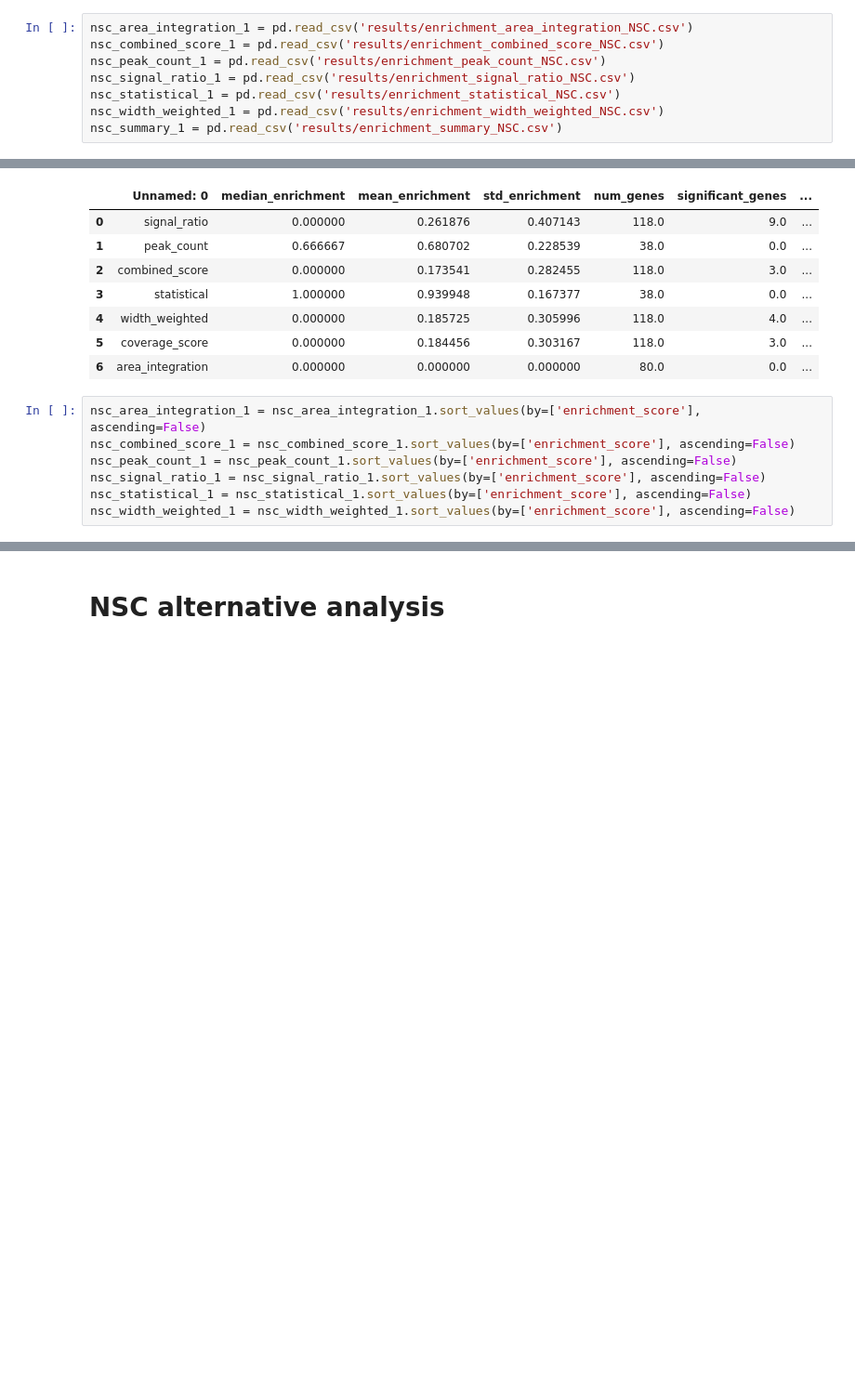
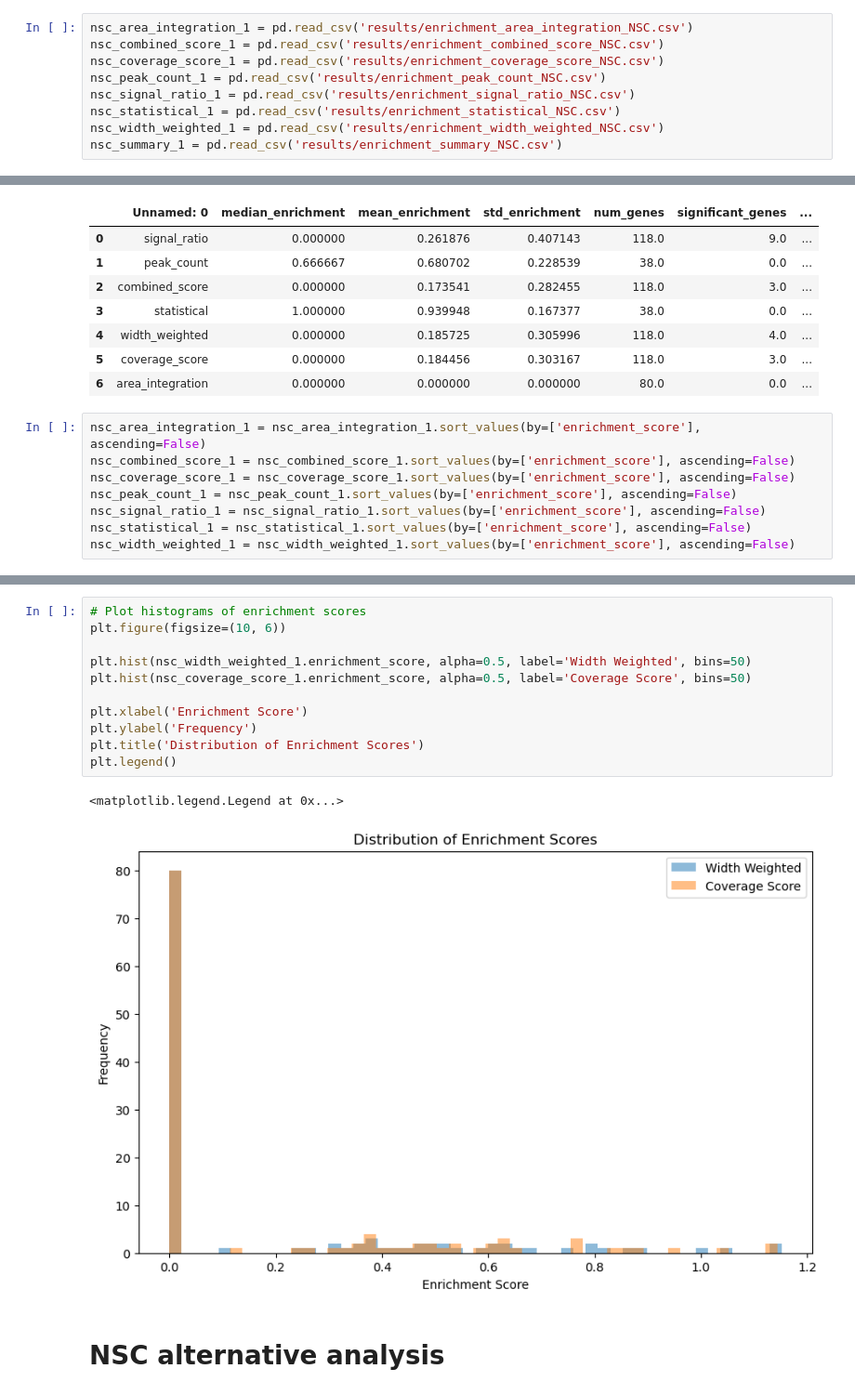
Before and after one commit to michal7kw/SRF_MeCP2_CUTandTAG, a Jupyter notebook: iterative_alternative/Genes_list.ipynb, the cells around one changed output, grey strips where cells are left out. Shown at 93% size. Drawn from its saved outputs; the diff is of its cells as text; blank space fills up the shorter version.

```diff
--- a/iterative_alternative/Genes_list.ipynb
+++ b/iterative_alternative/Genes_list.ipynb
@@ -83,6 +83,7 @@ os.chdir(wd_dir)
 # %%
 nsc_area_integration_1 = pd.read_csv('results/enrichment_area_integration_NSC.csv')
 nsc_combined_score_1 = pd.read_csv('results/enrichment_combined_score_NSC.csv')
+nsc_coverage_score_1 = pd.read_csv('results/enrichment_coverage_score_NSC.csv')
 nsc_peak_count_1 = pd.read_csv('results/enrichment_peak_count_NSC.csv')
 nsc_signal_ratio_1 = pd.read_csv('results/enrichment_signal_ratio_NSC.csv')
 nsc_statistical_1 = pd.read_csv('results/enrichment_statistical_NSC.csv')
@@ -102,6 +103,7 @@ nsc_summary_1
 # %%
 nsc_area_integration_1 = nsc_area_integration_1.sort_values(by=['enrichment_score'], ascending=False)
 nsc_combined_score_1 = nsc_combined_score_1.sort_values(by=['enrichment_score'], ascending=False)
+nsc_coverage_score_1 = nsc_coverage_score_1.sort_values(by=['enrichment_score'], ascending=False)
 nsc_peak_count_1 = nsc_peak_count_1.sort_values(by=['enrichment_score'], ascending=False)
 nsc_signal_ratio_1 = nsc_signal_ratio_1.sort_values(by=['enrichment_score'], ascending=False)
 nsc_statistical_1 = nsc_statistical_1.sort_values(by=['enrichment_score'], ascending=False)
@@ -122,3 +134,17 @@ plt.hist(nsc_signal_ratio_1.enrichment_score);
+# %%
+# Plot histograms of enrichment scores
+plt.figure(figsize=(10, 6))
+
+plt.hist(nsc_width_weighted_1.enrichment_score, alpha=0.5, label='Width Weighted', bins=50)
+plt.hist(nsc_coverage_score_1.enrichment_score, alpha=0.5, label='Coverage Score', bins=50)
+
+plt.xlabel('Enrichment Score')
+plt.ylabel('Frequency')
+plt.title('Distribution of Enrichment Scores')
+plt.legend()
+# %% [output]
+<matplotlib.legend.Legend at 0x...>
+[figure, added]
 # %% [markdown]
 # NSC alternative analysis
 # %%
```
Also changed, not shown: parts of 28 cells of this notebook, 10 other files.
